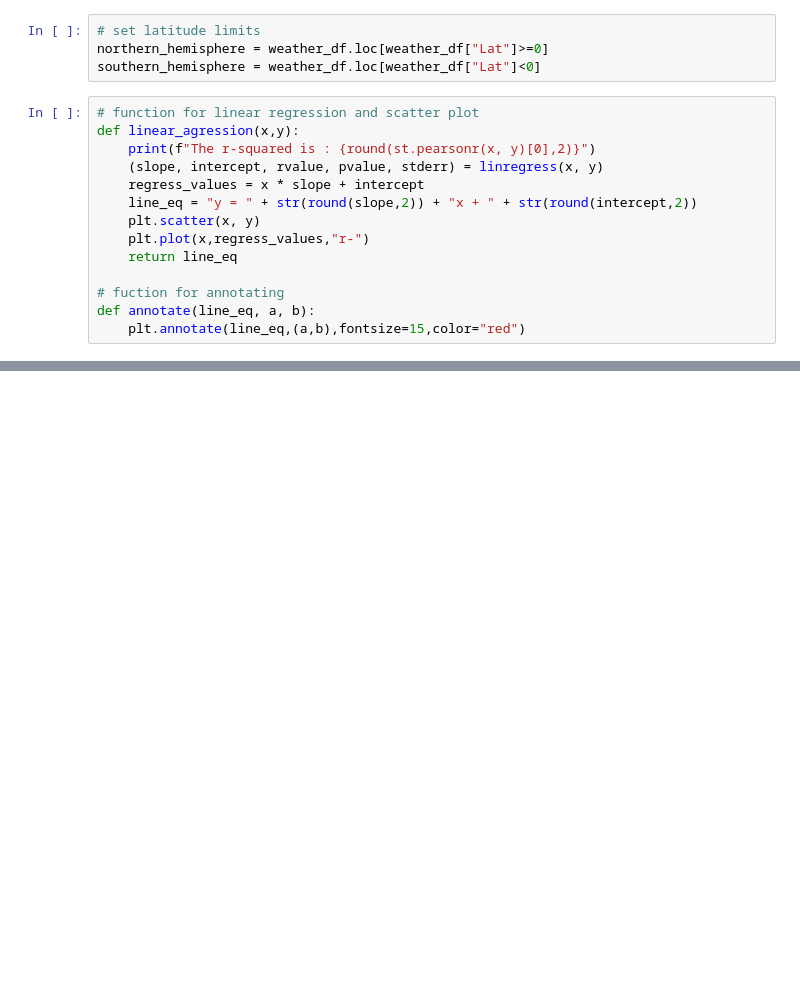
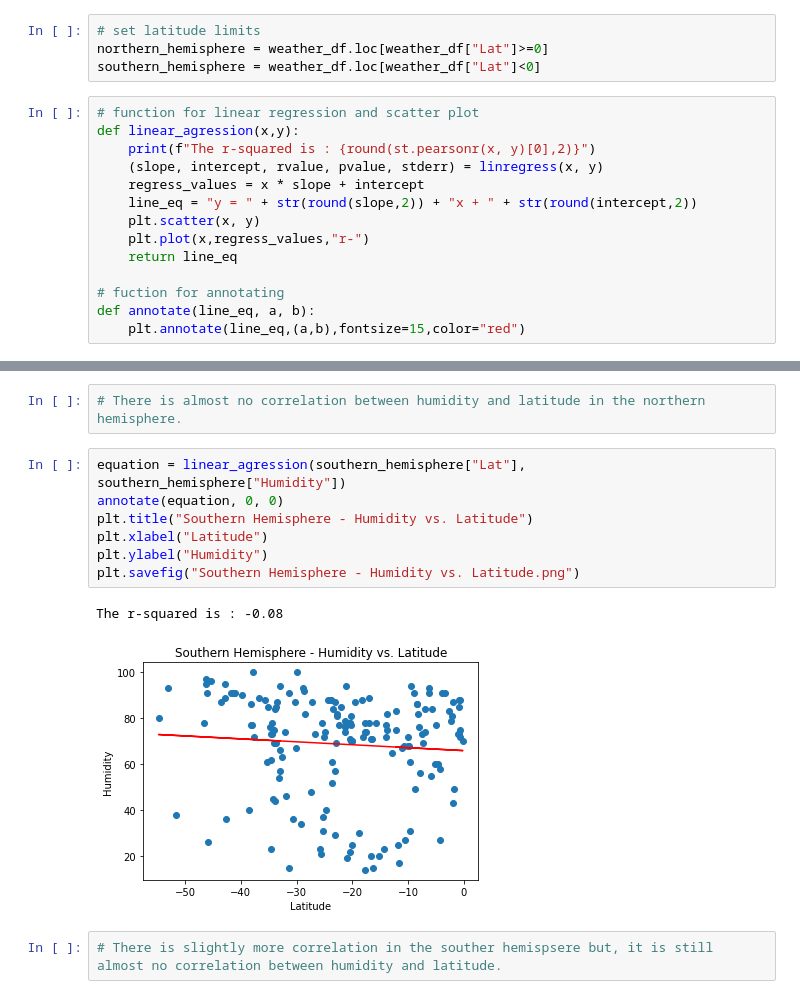
Before and after one commit to bdub99/Geographical-Weather-Analysis, a Jupyter notebook: WeatherPy/weather.ipynb, the cells around one changed output, grey strips where cells are left out. Drawn from its saved outputs; the diff is of its cells as text; blank space fills up the shorter version.

```diff
--- a/WeatherPy/weather.ipynb
+++ b/WeatherPy/weather.ipynb
@@ -224,0 +259,14 @@ def annotate(line_eq, a, b):
+# %%
+# There is almost no correlation between humidity and latitude in the northern hemisphere.
+# %%
+equation = linear_agression(southern_hemisphere["Lat"], southern_hemisphere["Humidity"])
+annotate(equation, 0, 0)
+plt.title("Southern Hemisphere - Humidity vs. Latitude")
+plt.xlabel("Latitude")
+plt.ylabel("Humidity")
+plt.savefig("Southern Hemisphere - Humidity vs. Latitude.png")
+# %% [output]
+The r-squared is : -0.08
+[figure, added]
+# %%
+# There is slightly more correlation in the souther hemispsere but, it is still almost no correlation between humidity and latitude.
```
Also changed, not shown: parts of 21 cells of this notebook.
